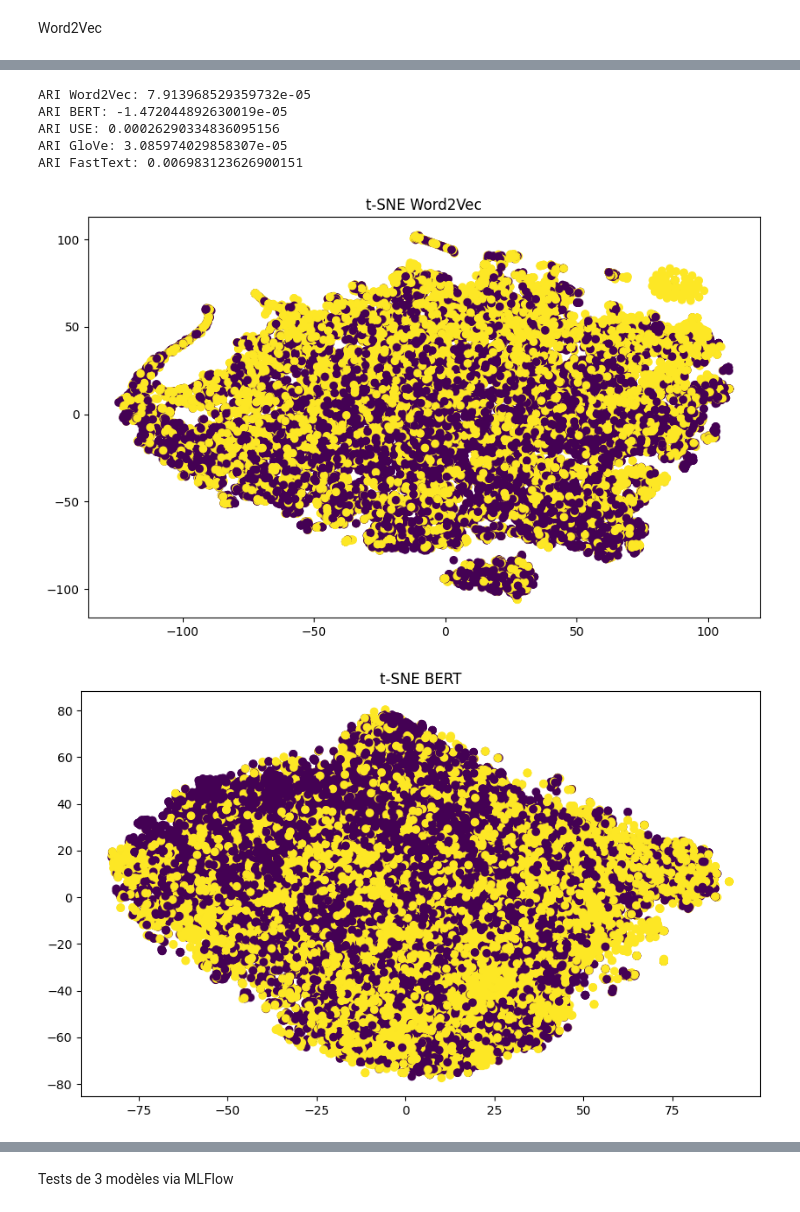
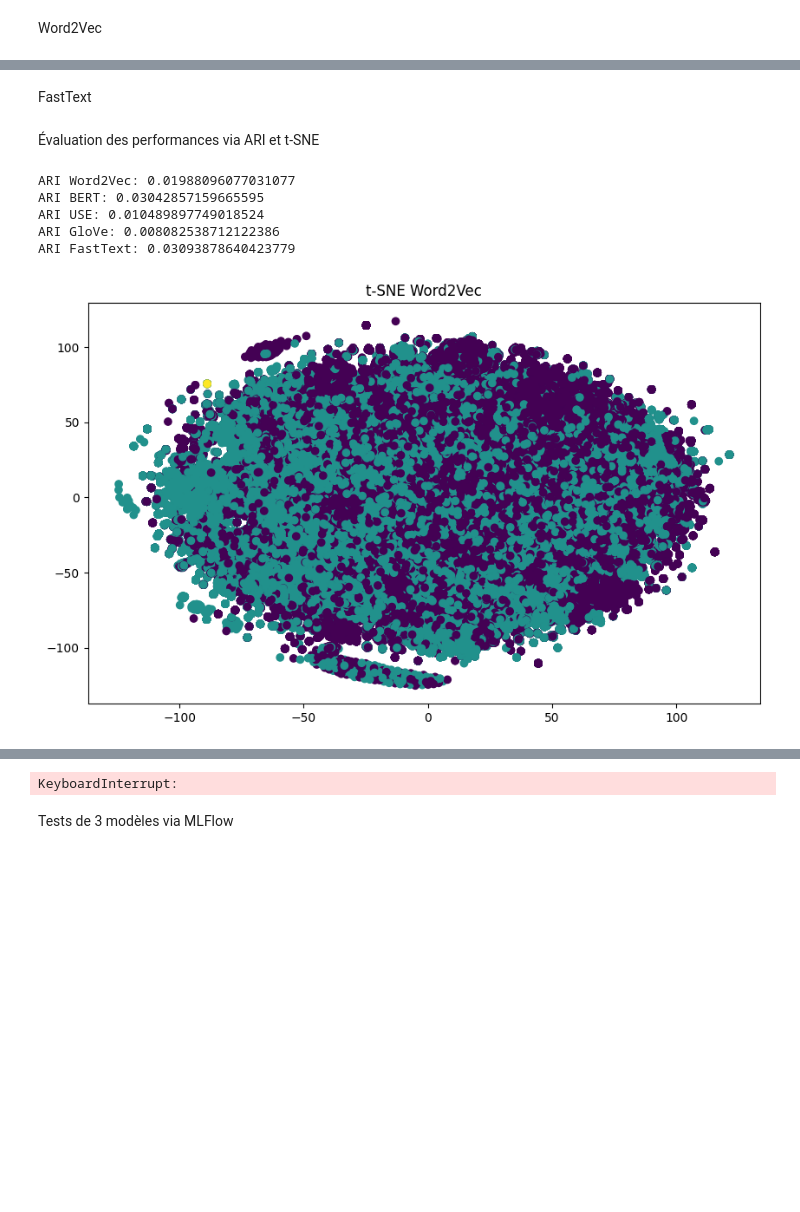
Before and after one commit to tomcre94/Projet7-AI, a Jupyter notebook: Creuse_Tom_2_scripts_notebook_modélisation_122024.ipynb, the cells around one changed output, grey strips where cells are left out. Cells and saved outputs as stored; diff of their text form; code cells hidden in the pictures; blank space fills up the shorter version.

```diff
--- a/Creuse_Tom_2_scripts_notebook_modélisation_122024.ipynb
+++ b/Creuse_Tom_2_scripts_notebook_modélisation_122024.ipynb
@@ -268,12 +248,12 @@ df_sampled['use'] = use_embeddings
 # %%
 import tensorflow_hub as hub
 
-model_use = hub.load("https://tfhub.dev/google/universal-sentence-encoder/4")
+model_use = hub.load("https://www.kaggle.com/models/google/universal-sentence-encoder/TensorFlow2/universal-sentence-encoder/2")
 
 def get_use_embeddings(text):
     return model_use([text]).numpy()[0]
 
-df['use'] = df['text'].apply(get_use_embeddings)
+df_sampled['use'] = df_sampled['text'].apply(get_use_embeddings)
 # %%
 # Charger les vecteurs GloVe
 from gensim.scripts.glove2word2vec import glove2word2vec
@@ -314,5 +278,19 @@ df['glove'] = df['cleaned_text'].apply(get_glove_embeddings)
+# %% [markdown]
+FastText
+# %%
+import numpy as np
+from gensim.models import FastText
+
+# Entraînement du modèle FastText
+model_fasttext = FastText(sentences=df_sampled['cleaned_text'], vector_size=100, window=5, min_count=1, workers=4)
+
+# Conversion des tweets en vecteurs FastText
+df_sampled['fasttext'] = df_sampled['cleaned_text'].apply(lambda x: model_fasttext.wv[x].mean(axis=0) if len(x) > 0 else np.zeros(100))
+# %% [markdown]
+Évaluation des performances via ARI et t-SNE
 # %%
 from sklearn.metrics import adjusted_rand_score
+from sklearn.preprocessing import StandardScaler
 from sklearn.manifold import TSNE
 from sklearn.cluster import KMeans
 import matplotlib.pyplot as plt
@@ -328,47 +306,54 @@ use_embeddings = np.vstack(df_sampled['use'].values)
 glove_embeddings = np.vstack(df_sampled['glove'].values)
 fasttext_embeddings = np.vstack(df_sampled['fasttext'].values)
 
-# Clustering avec KMeans
-n_clusters = len(np.unique(true_labels))
-kmeans_w2v = KMeans(n_clusters=n_clusters, random_state=42).fit(w2v_embeddings)
-kmeans_bert = KMeans(n_clusters=n_clusters, random_state=42).fit(bert_embeddings)
-kmeans_use = KMeans(n_clusters=n_clusters, random_state=42).fit(use_embeddings)
-kmeans_glove = KMeans(n_clusters=n_clusters, random_state=42).fit(glove_embeddings)
-kmeans_fasttext = KMeans(n_clusters=n_clusters, random_state=42).fit(fasttext_embeddings)
+# Normaliser les embeddings
+scaler = StandardScaler()
+w2v_embeddings_scaled = scaler.fit_transform(w2v_embeddings)
+bert_embeddings_scaled = scaler.fit_transform(bert_embeddings)
+use_embeddings_scaled = scaler.fit_transform(use_embeddings)
+glove_embeddings_scaled = scaler.fit_transform(glove_embeddings)
+fasttext_embeddings_scaled = scaler.fit_transform(fasttext_embeddings)
+
+# Clustering avec KMeans sur les embeddings normalisés
+n_clusters = len([label for label in np.unique(true_labels) if np.sum(true_labels == label) > 0])
+kmeans_w2v = KMeans(n_clusters=n_clusters, random_state=42).fit(w2v_embeddings_scaled)
+kmeans_bert = KMeans(n_clusters=n_clusters, random_state=42).fit(bert_embeddings_scaled)
+kmeans_use = KMeans(n_clusters=n_clusters, random_state=42).fit(use_embeddings_scaled)
+kmeans_glove = KMeans(n_clusters=n_clusters, random_state=42).fit(glove_embeddings_scaled)
+kmeans_fasttext = KMeans(n_clusters=n_clusters, random_state=42).fit(fasttext_embeddings_scaled)
 
 # Exemple d'évaluation avec ARI
 ari_w2v = adjusted_rand_score(true_labels, kmeans_w2v.labels_)
 ari_bert = adjusted_rand_score(true_labels, kmeans_bert.labels_)
 ari_use = adjusted_rand_score(true_labels, kmeans_use.labels_)
 ari_glove = adjusted_rand_score(true_labels, kmeans_glove.labels_)
 ari_fasttext = adjusted_rand_score(true_labels, kmeans_fasttext.labels_)
 
 print(f"ARI Word2Vec: {ari_w2v}")
 print(f"ARI BERT: {ari_bert}")
 print(f"ARI USE: {ari_use}")
 print(f"ARI GloVe: {ari_glove}")
 print(f"ARI FastText: {ari_fasttext}")
 
 # Visualisation avec t-SNE
 def plot_tsne(embeddings, labels, title):
     tsne = TSNE(n_components=2, random_state=42)
     reduced_embeddings = tsne.fit_transform(embeddings)
     plt.figure(figsize=(10, 6))
     plt.scatter(reduced_embeddings[:, 0], reduced_embeddings[:, 1], c=labels, cmap='viridis')
     plt.title(title)
     plt.show()
 
 # Exemple de visualisation
 plot_tsne(w2v_embeddings, true_labels, 't-SNE Word2Vec')
 plot_tsne(bert_embeddings, true_labels, 't-SNE BERT')
 plot_tsne(use_embeddings, true_labels, 't-SNE USE')
 plot_tsne(glove_embeddings, true_labels, 't-SNE GloVe')
 plot_tsne(fasttext_embeddings, true_labels, 't-SNE FastText')
 # %% [output]
-ARI Word2Vec: 7.913968529359732e-05
-ARI BERT: -1.472044892630019e-05
-ARI USE: 0.00026290334836095156
-ARI GloVe: 3.085974029858307e-05
-ARI FastText: 0.006983123626900151
+ARI Word2Vec: 0.01988096077031077
+ARI BERT: 0.03042857159665595
+ARI USE: 0.010489897749018524
+ARI GloVe: 0.008082538712122386
+ARI FastText: 0.03093878640423779
-[figure, old version]
+[figure, new version]
-[figure, removed]
@@ -378,3 +360,4 @@ ARI FastText: 0.006983123626900151
+KeyboardInterrupt:
 # %% [markdown]
 Tests de 3 modèles via MLFlow
 # %% [markdown]
```
Also changed, not shown: parts of 16 cells of this notebook, 4 other files.
